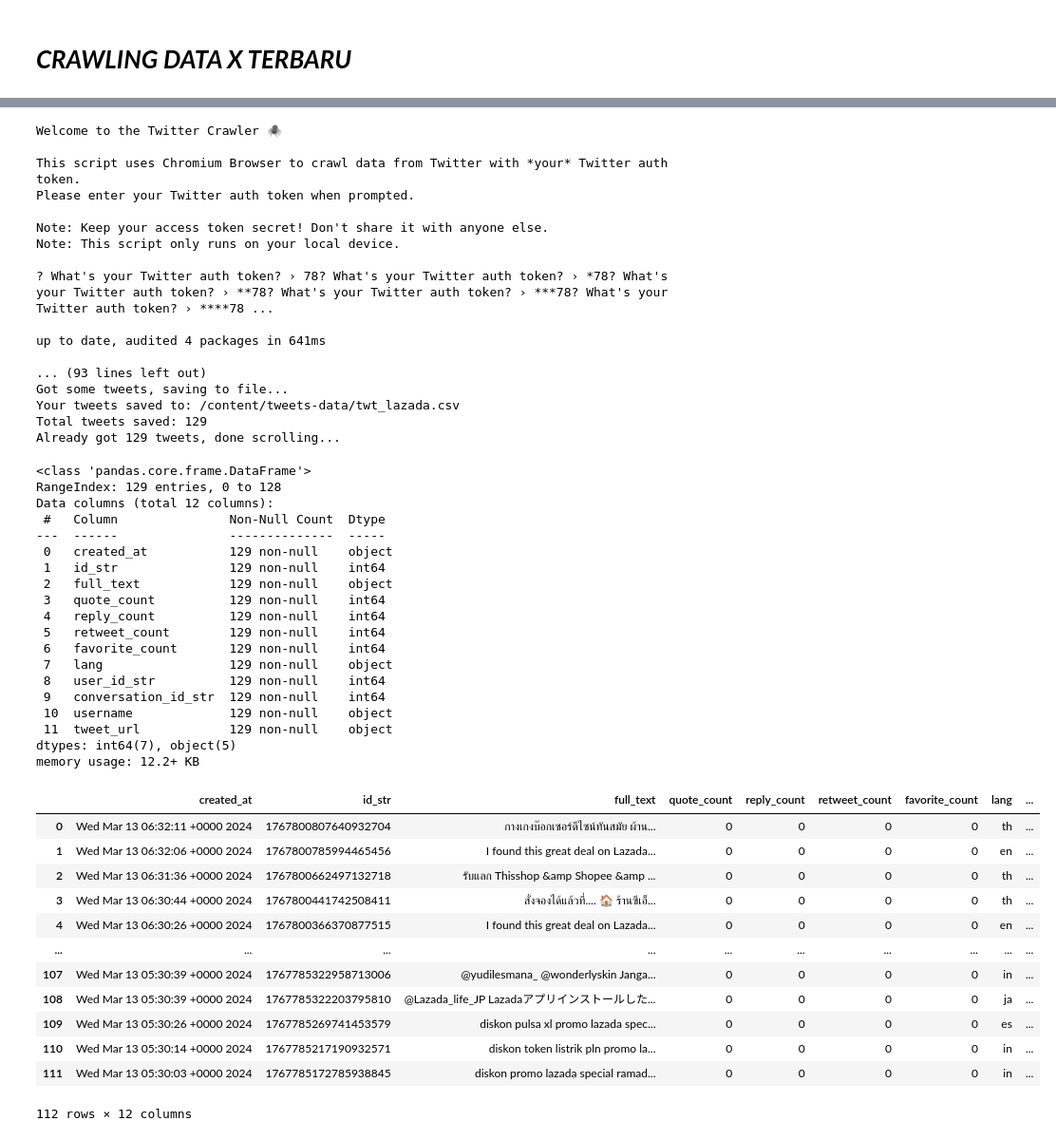
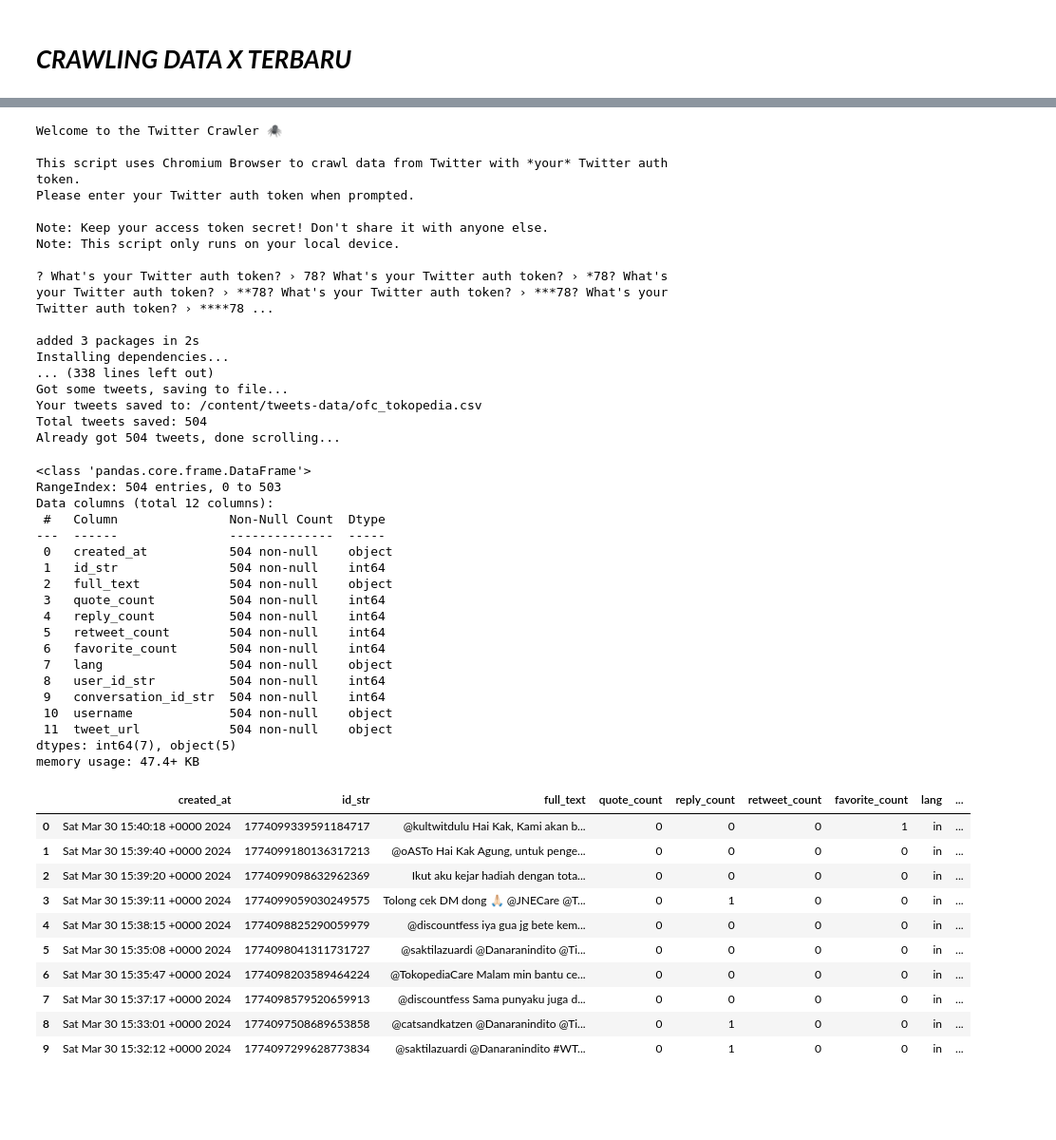
Before and after one commit to VindiSovia/Analisis_Sentimen, a Jupyter notebook: CRAWLING_DATA_X.ipynb, the cells around one changed output, grey strips where cells are left out. Shown at 95% size. Cells and saved outputs as stored; diff of their text form; code cells hidden in the pictures; blank space fills up the shorter version.

```diff
--- a/CRAWLING_DATA_X.ipynb
+++ b/CRAWLING_DATA_X.ipynb
@@ -26,10 +26,10 @@ Setting up nodejs (18.19.1-1nodesource1) ...
 Processing triggers for man-db (2.10.2-1) ...
 # %%
-data = 'twt_lazada.csv'
-search_keyword = '("Lazada Indonesia" OR "#LazadaID" OR "Toko Lazada" OR "Belanja di Lazada" OR "Promo Lazada" OR "Ulasan Lazada") AND "sentimen" OR "opini" OR "ulasan" OR "review"'
-limit = 125
+data = 'ofc_tokopedia.csv'
+search_keyword = '(@TokopediaCare OR "Tokopedia Care" OR "Customer service Tokopedia" OR "Layanan pelanggan Tokopedia" OR #TokopediaCare) AND "sentimen" OR "opini" OR "ulasan" OR "review" until:2023-12-31 since:2023-01-01 '
+limit = 500
 
-!npx --yes tweet-harvest@2.2.8 -o "{data}" -s "{search_keyword}" -l {limit} --token ""
+!npx --yes tweet-harvest@2.3.0 -o "{data}" -s "{search_keyword}" -l {limit} --token ""
 # %% [output]
 Welcome to the Twitter Crawler 🕷️
 
@@ -41,52 +41,50 @@ Note: This script only runs on your local device.
 
 ? What's your Twitter auth token? › 78? What's your Twitter auth token? › *78? What's your Twitter auth token? › **78? What's your Twitter auth token? › ***78? What's your Twitter auth token? › ****78 ...
 
-up to date, audited 4 packages in 641ms
-
-... (93 lines left out)
+added 3 packages in 2s
+Installing dependencies...
+... (338 lines left out)
 Got some tweets, saving to file...
-Your tweets saved to: /content/tweets-data/twt_lazada.csv
-Total tweets saved: 129
-Already got 129 tweets, done scrolling...
+Your tweets saved to: /content/tweets-data/ofc_tokopedia.csv
+Total tweets saved: 504
+Already got 504 tweets, done scrolling...
 # %%
 import pandas as pd
 
-data = pd.read_csv("/content/tweets-data/twt_lazada.csv", sep=";")
+data = pd.read_csv("/content/tweets-data/ofc_tokopedia.csv", sep=";")
 # %%
 data.info()
 # %% [output]
 <class 'pandas.core.frame.DataFrame'>
-RangeIndex: 129 entries, 0 to 128
+RangeIndex: 504 entries, 0 to 503
 Data columns (total 12 columns):
  #   Column               Non-Null Count  Dtype
 ---  ------               --------------  -----
- 0   created_at           129 non-null    object
- 1   id_str               129 non-null    int64
- 2   full_text            129 non-null    object
- 3   quote_count          129 non-null    int64
- 4   reply_count          129 non-null    int64
- 5   retweet_count        129 non-null    int64
- 6   favorite_count       129 non-null    int64
- 7   lang                 129 non-null    object
- 8   user_id_str          129 non-null    int64
- 9   conversation_id_str  129 non-null    int64
- 10  username             129 non-null    object
- 11  tweet_url            129 non-null    object
+ 0   created_at           504 non-null    object
+ 1   id_str               504 non-null    int64
+ 2   full_text            504 non-null    object
+ 3   quote_count          504 non-null    int64
+ 4   reply_count          504 non-null    int64
+ 5   retweet_count        504 non-null    int64
+ 6   favorite_count       504 non-null    int64
+ 7   lang                 504 non-null    object
+ 8   user_id_str          504 non-null    int64
+ 9   conversation_id_str  504 non-null    int64
+ 10  username             504 non-null    object
+ 11  tweet_url            504 non-null    object
 dtypes: int64(7), object(5)
-memory usage: 12.2+ KB
+memory usage: 47.4+ KB
 # %%
-data.head(112)
+data.head(10)
 # %% [output]
 |  | created_at | id_str | full_text | quote_count | reply_count | retweet_count | favorite_count | lang | ... |
-| 0 | Wed Mar 13 06:32:11 +0000 2024 | 1767800807640932704 | กางเกงบ๊อกเซอร์ดีไซน์ทันสมัย ผ้าน... | 0 | 0 | 0 | 0 | th | ... |
-| 1 | Wed Mar 13 06:32:06 +0000 2024 | 1767800785994465456 | I found this great deal on Lazada... | 0 | 0 | 0 | 0 | en | ... |
-| 2 | Wed Mar 13 06:31:36 +0000 2024 | 1767800662497132718 | รับแลก Thisshop &amp Shopee &amp ... | 0 | 0 | 0 | 0 | th | ... |
-| 3 | Wed Mar 13 06:30:44 +0000 2024 | 1767800441742508411 | สั่งจองได้แล้วที่.... 🏠 ร้านซีเอ็... | 0 | 0 | 0 | 0 | th | ... |
-| 4 | Wed Mar 13 06:30:26 +0000 2024 | 1767800366370877515 | I found this great deal on Lazada... | 0 | 0 | 0 | 0 | en | ... |
-| ... | ... | ... | ... | ... | ... | ... | ... | ... | ... |
-| 107 | Wed Mar 13 05:30:39 +0000 2024 | 1767785322958713006 | @yudilesmana_ @wonderlyskin Janga... | 0 | 0 | 0 | 0 | in | ... |
-| 108 | Wed Mar 13 05:30:39 +0000 2024 | 1767785322203795810 | @Lazada_life_JP Lazadaアプリインストールした... | 0 | 0 | 0 | 0 | ja | ... |
-| 109 | Wed Mar 13 05:30:26 +0000 2024 | 1767785269741453579 | diskon pulsa xl promo lazada spec... | 0 | 0 | 0 | 0 | es | ... |
-| 110 | Wed Mar 13 05:30:14 +0000 2024 | 1767785217190932571 | diskon token listrik pln promo la... | 0 | 0 | 0 | 0 | in | ... |
-| 111 | Wed Mar 13 05:30:03 +0000 2024 | 1767785172785938845 | diskon promo lazada special ramad... | 0 | 0 | 0 | 0 | in | ... |
+| 0 | Sat Mar 30 15:40:18 +0000 2024 | 1774099339591184717 | @kultwitdulu Hai Kak, Kami akan b... | 0 | 0 | 0 | 1 | in | ... |
+| 1 | Sat Mar 30 15:39:40 +0000 2024 | 1774099180136317213 | @oASTo Hai Kak Agung, untuk penge... | 0 | 0 | 0 | 0 | in | ... |
+| 2 | Sat Mar 30 15:39:20 +0000 2024 | 1774099098632962369 | Ikut aku kejar hadiah dengan tota... | 0 | 0 | 0 | 0 | in | ... |
+| 3 | Sat Mar 30 15:39:11 +0000 2024 | 1774099059030249575 | Tolong cek DM dong 🙏🏻 @JNECare @T... | 0 | 1 | 0 | 0 | in | ... |
+| 4 | Sat Mar 30 15:38:15 +0000 2024 | 1774098825290059979 | @discountfess iya gua jg bete kem... | 0 | 0 | 0 | 0 | in | ... |
+| 5 | Sat Mar 30 15:35:08 +0000 2024 | 1774098041311731727 | @saktilazuardi @Danaranindito @Ti... | 0 | 0 | 0 | 0 | in | ... |
+| 6 | Sat Mar 30 15:35:47 +0000 2024 | 1774098203589464224 | @TokopediaCare Malam min bantu ce... | 0 | 0 | 0 | 0 | in | ... |
+| 7 | Sat Mar 30 15:37:17 +0000 2024 | 1774098579520659913 | @discountfess Sama punyaku juga d... | 0 | 0 | 0 | 0 | in | ... |
+| 8 | Sat Mar 30 15:33:01 +0000 2024 | 1774097508689653858 | @catsandkatzen @Danaranindito @Ti... | 0 | 1 | 0 | 0 | in | ... |
+| 9 | Sat Mar 30 15:32:12 +0000 2024 | 1774097299628773834 | @saktilazuardi @Danaranindito #WT... | 0 | 1 | 0 | 0 | in | ... |
-112 rows × 12 columns
```
Also changed, not shown: parts of 1 cell of this notebook.
